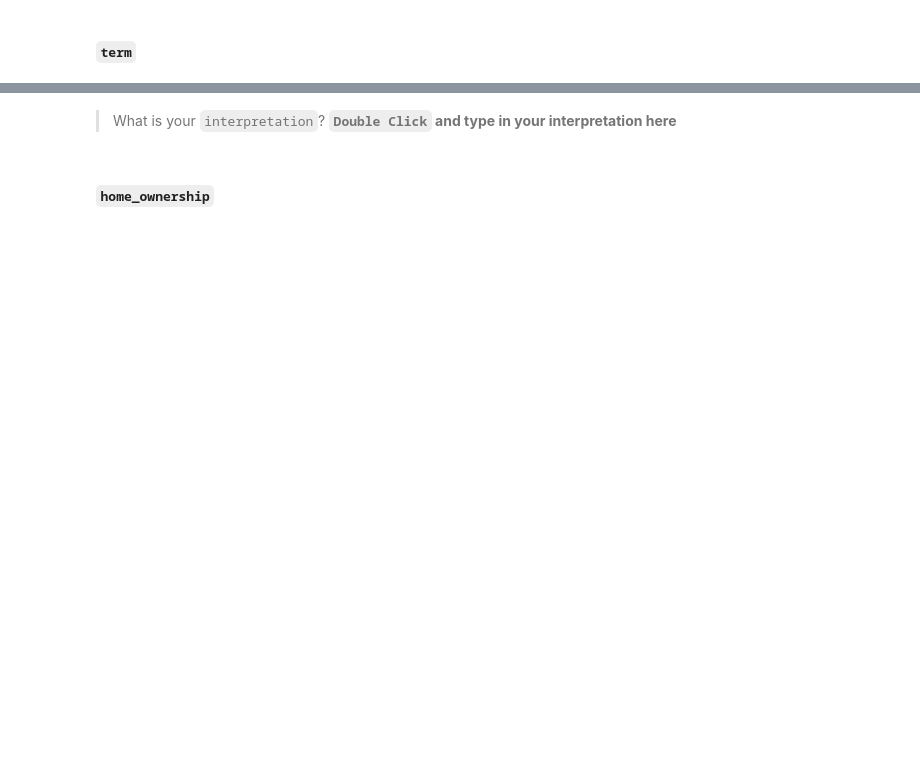
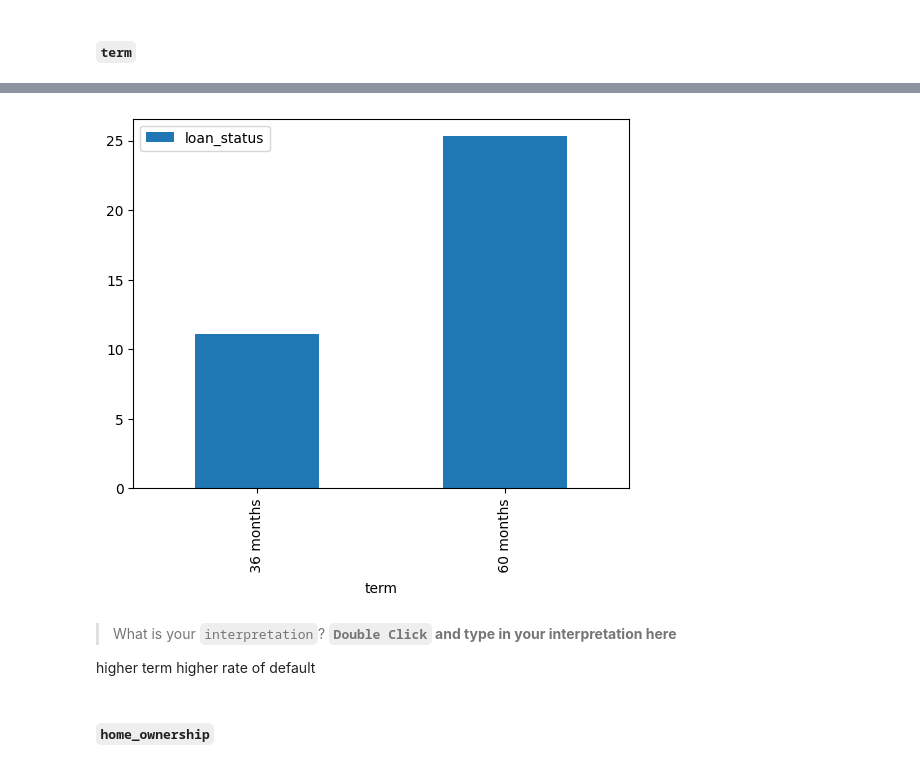
Before and after one commit to changjulian17/qf627, a Jupyter notebook: problem_set_2/QF627_Problem_Set_2.ipynb, the cells around one changed output, grey strips where cells are left out. Saved outputs shown, nothing was run; the diff lists cells and outputs as text; code cells hidden in the pictures; blank space fills up the shorter version.

```diff
--- a/problem_set_2/QF627_Problem_Set_2.ipynb
+++ b/problem_set_2/QF627_Problem_Set_2.ipynb
@@ -295,4 +663,10 @@ But first, what makes up the target variable--`loan_status`?
+# %%
+plot_default_rates(loan, 'term')
+# %% [output]
+[figure, added]
 # %% [markdown]
 > What is your `interpretation`? **`Double Click` and type in your interpretation here**
+
+higher term higher rate of default
 # %% [markdown]
 #### `home_ownership`
```
Also changed, not shown: parts of 62 cells of this notebook.
